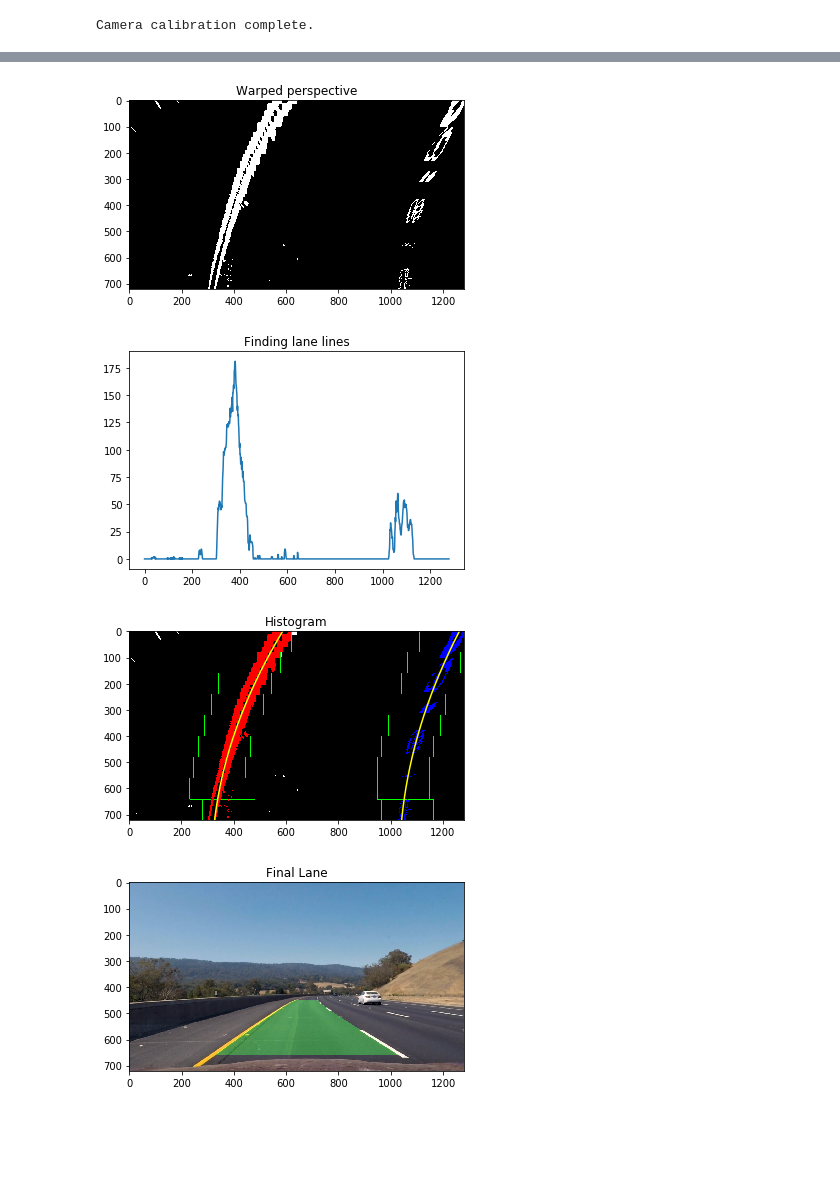
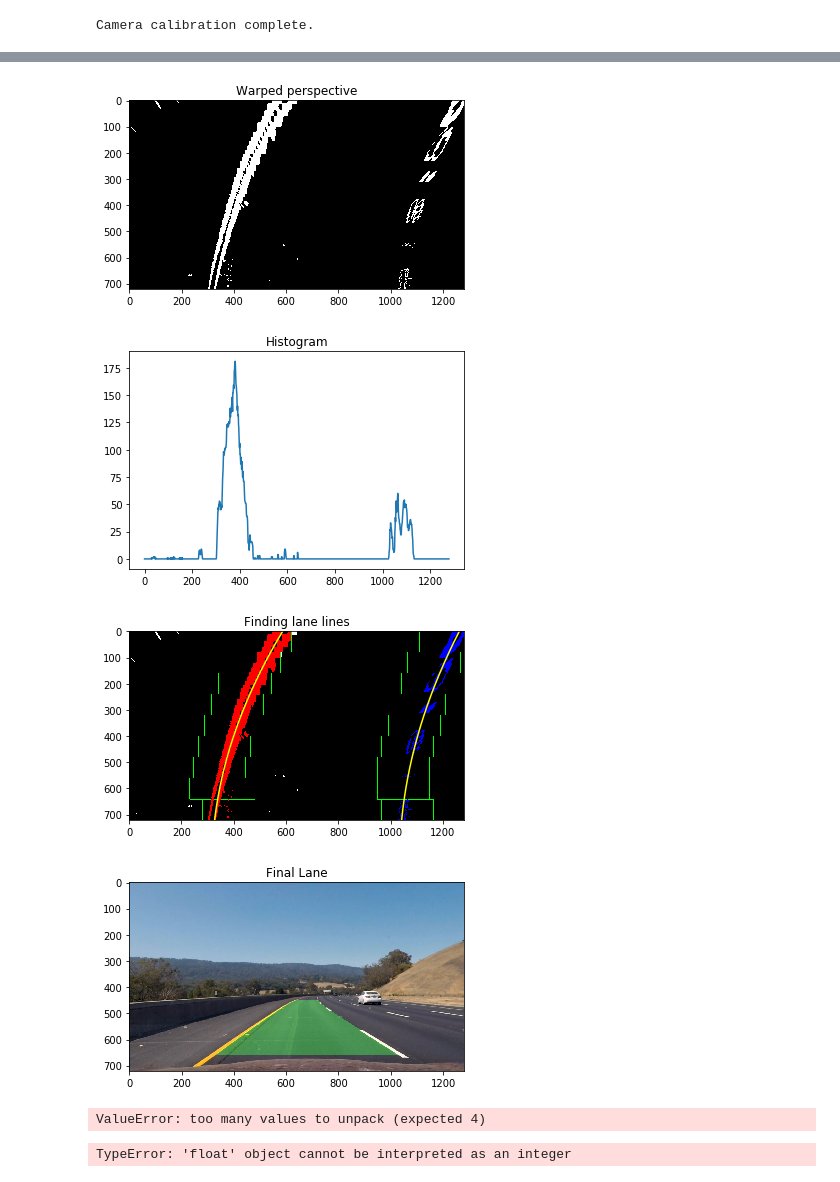
Before and after one commit to mkolod/CarND-Advanced-Lane-Lines, a Jupyter notebook: pipeline.ipynb, the cells around one changed output, grey strips where cells are left out. Cells and saved outputs as stored; diff of their text form; code cells hidden in the pictures; blank space fills up the shorter version.

```diff
--- a/pipeline.ipynb
+++ b/pipeline.ipynb
@@ -144,7 +146,7 @@ class LanePipeline:
         histogram = np.sum(img[img.shape[0]//2:,:], axis=0)
         if visualize:
             plt.plot(histogram)
-            plt.title('Finding lane lines')
+            plt.title('Histogram')
             plt.show()
         out_img = np.dstack((img, img, img))*255 if visualize else None
         # Find the peak of the left and right halves of the histogram
@@ -231,7 +233,7 @@ class LanePipeline:
         plt.plot(right_fitx, ploty, color='yellow')
         plt.xlim(0, 1280)
         plt.ylim(720, 0)
-        plt.title('Histogram')
+        plt.title('Finding lane lines')
         plt.show()
 
     def curvature(self, img, left_fit, right_fit):
@@ -251,7 +253,7 @@ class LanePipeline:
         right_curverad = ((1 + (2*right_fit[0]*y_eval + right_fit[1])**2)**1.5) / np.absolute(2*right_fit[0])
         return left_curverad, right_curverad
 
-    def draw_lane(self, img, warped, left_fit, right_fit):
+    def draw_lane(self, img, warped, left_fit, right_fit, visualize=False):
 
         ploty = np.linspace(0, img.shape[0]-1, img.shape[0])
         left_fitx = left_fit[0]*ploty**2 + left_fit[1]*ploty + left_fit[2]
@@ -273,12 +275,13 @@ class LanePipeline:
         newwarp = cv2.warpPerspective(color_warp, self.Minv, (img.shape[1], img.shape[0]))
         # Combine the result with the original image
         result = cv2.addWeighted(undist, 1, newwarp, 0.3, 0)
-        plt.imshow(result)
-        plt.title('Final Lane')
-        plt.show()
+        if visualize:
+            plt.imshow(result)
+            plt.title('Final Lane')
+            plt.show()
+        return result
 
-    def pipeline_apply(self, img_path, visualize=False):
-        original = cv2.imread(img_path)
+    def pipeline_apply(self, original, visualize=False):
         img_size = np.shape(original)
         rgb = cv2.cvtColor(original, cv2.COLOR_BGR2RGB)
         if visualize:
@@ -315,11 +318,15 @@ class LanePipeline:
 #             print("left curve radius: %f" % left_curverad)
 #             print("right curve radius: %f" % right_curverad)
 
-        if visualize:
-            self.draw_lane(undist, warped, left_fit, right_fit)
+
+        lane = self.draw_lane(undist, warped, left_fit, right_fit, visualize=visualize)
 
 #         self.draw_lane(original, warped)
-        return rgb, undist, thresholded, warped
+        return rgb, undist, thresholded, warped, lane
+
+    def pipeline(self, img_path):
+        rgb, undist, thresholded, warped, lane = self.apply_pipeline(img_path, False)
+        return lane
 # %%
 pipeline = LanePipeline(
     camera_calibr_images = glob('./camera_cal/*.jpg'),
@@ -331,14 +338,15 @@ Calibrating camera. Please wait...
 Camera calibration complete.
 # %%
 rgb, undist, thresholded, warped = pipeline.pipeline_apply(
-    './test_images/test3.jpg',
+    cv2.imread('./test_images/test3.jpg'),
     visualize=True
 )
 # %% [output]
 [figure]
 [figure]
 [figure]
 [figure]
-[figure, old version]
+[figure, new version]
-[figure, old version]
+[figure, new version]
 [figure]
+ValueError: too many values to unpack (expected 4)
@@ -344,0 +359,4 @@ rgb, undist, thresholded, warped = pipeline.pipeline_apply(
+# %%
+find_lines_in_video('./project_video.mp4', pipeline)
+# %% [output]
+TypeError: 'float' object cannot be interpreted as an integer
```
Also changed, not shown: parts of 2 cells of this notebook.
